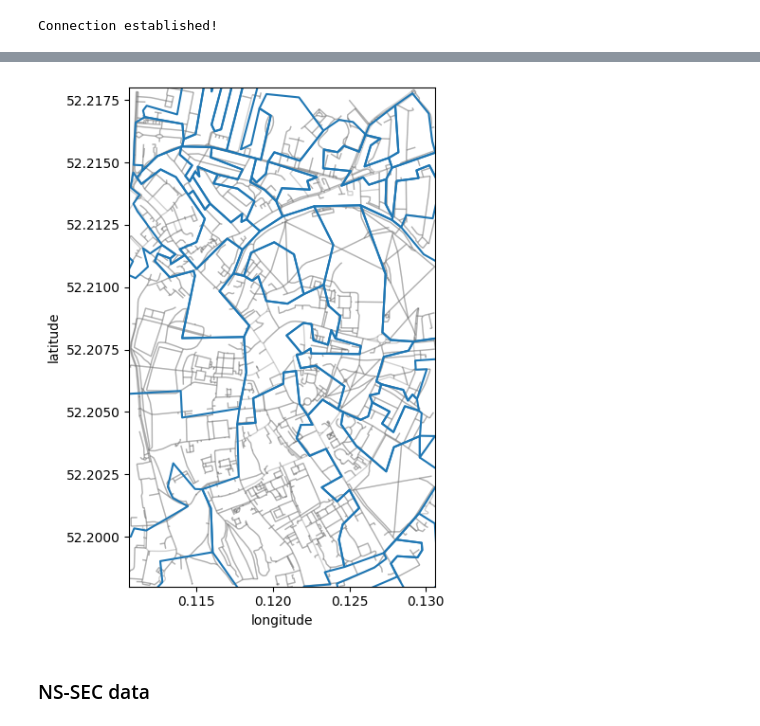
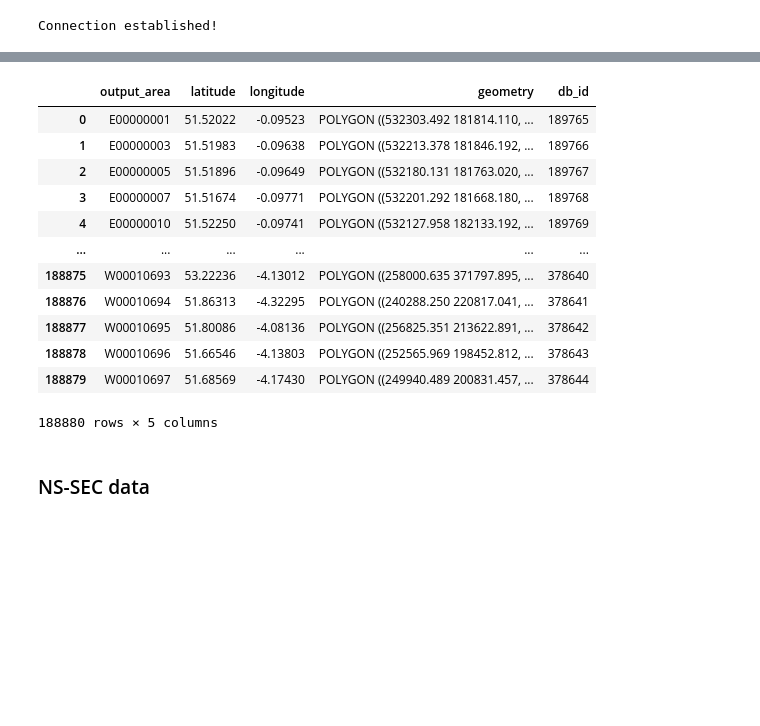
Before and after one commit to ClaireCooper/cjc233_ads_2024, a Jupyter notebook: notebooks/ads_course_assessment.ipynb, the cells around one changed output, grey strips where cells are left out. Saved outputs shown, nothing was run; the diff lists cells and outputs as text; code cells hidden in the pictures; blank space fills up the shorter version.

```diff
--- a/notebooks/ads_course_assessment.ipynb
+++ b/notebooks/ads_course_assessment.ipynb
@@ -284,24 +252,19 @@ cam_oas = fynesse.assess.select_output_areas_in_limits(conn, north, south, east,
-# %%
-fig, ax = plt.subplots(figsize=(6,6))
-
-# Plot the footprint
-area.plot(ax=ax, facecolor="white")
-
-# Plot street edges
-edges.plot(ax=ax, linewidth=1, edgecolor="dimgray", alpha=0.3)
-
-ax.set_xlim([west, east])
-ax.set_ylim([south, north])
-ax.set_xlabel("longitude")
-ax.set_ylabel("latitude")
-
-
-# Plot all POIs
-cam_oas.boundary.plot(ax=ax)
-plt.tight_layout()
-plt.show()
-# %% [output]
-[figure, removed]
+# %%
+fynesse.access.select_all_from_table_with_geometry(conn, 'oa_data')
+# %% [output]
+|  | output_area | latitude | longitude | geometry | db_id |
+| 0 | E00000001 | 51.52022 | -0.09523 | POLYGON ((532303.492 181814.110, ... | 189765 |
+| 1 | E00000003 | 51.51983 | -0.09638 | POLYGON ((532213.378 181846.192, ... | 189766 |
+| 2 | E00000005 | 51.51896 | -0.09649 | POLYGON ((532180.131 181763.020, ... | 189767 |
+| 3 | E00000007 | 51.51674 | -0.09771 | POLYGON ((532201.292 181668.180, ... | 189768 |
+| 4 | E00000010 | 51.52250 | -0.09741 | POLYGON ((532127.958 182133.192, ... | 189769 |
+| ... | ... | ... | ... | ... | ... |
+| 188875 | W00010693 | 53.22236 | -4.13012 | POLYGON ((258000.635 371797.895, ... | 378640 |
+| 188876 | W00010694 | 51.86313 | -4.32295 | POLYGON ((240288.250 220817.041, ... | 378641 |
+| 188877 | W00010695 | 51.80086 | -4.08136 | POLYGON ((256825.351 213622.891, ... | 378642 |
+| 188878 | W00010696 | 51.66546 | -4.13803 | POLYGON ((252565.969 198452.812, ... | 378643 |
+| 188879 | W00010697 | 51.68569 | -4.17430 | POLYGON ((249940.489 200831.457, ... | 378644 |
+188880 rows × 5 columns
 # %% [markdown]
 ### NS-SEC data
 # %%
```
Also changed, not shown: parts of 29 cells of this notebook.
